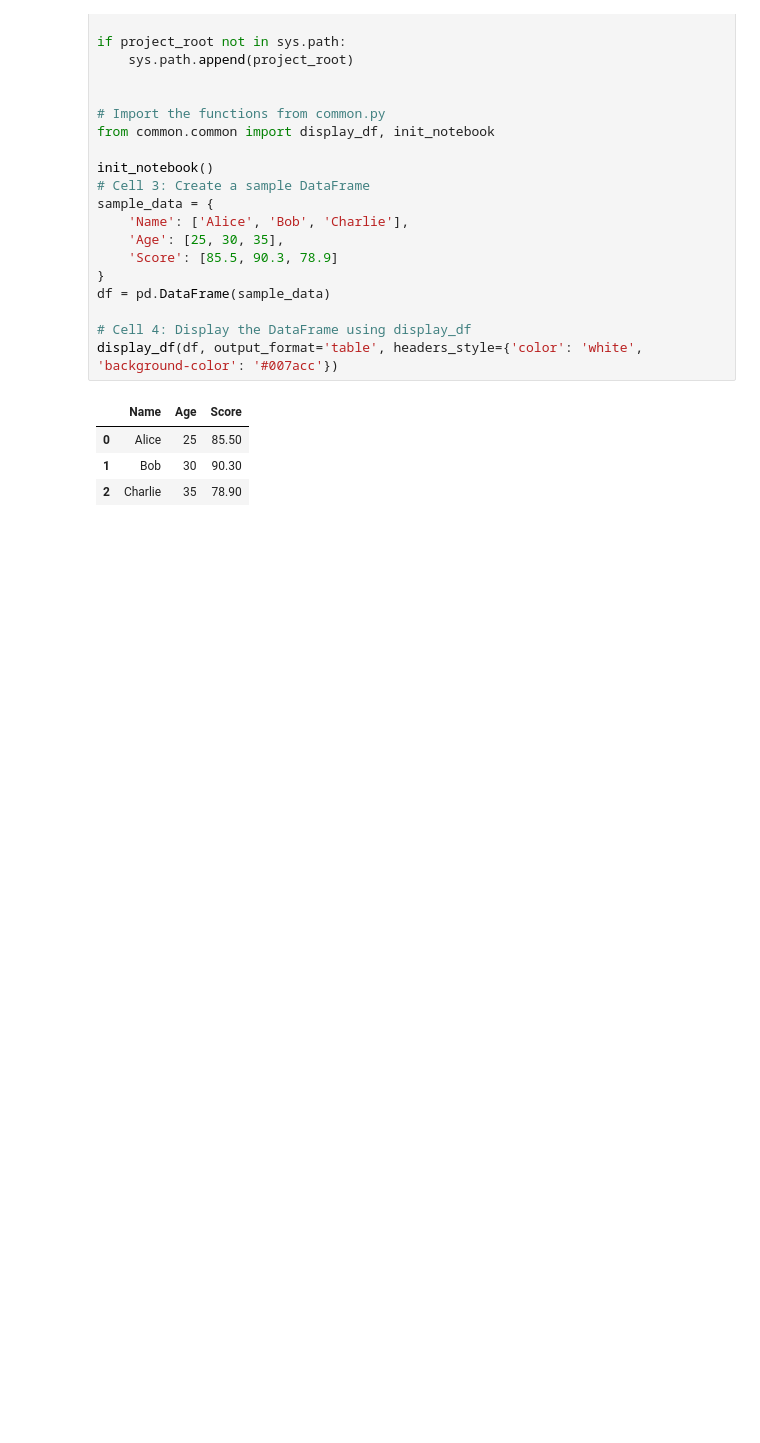
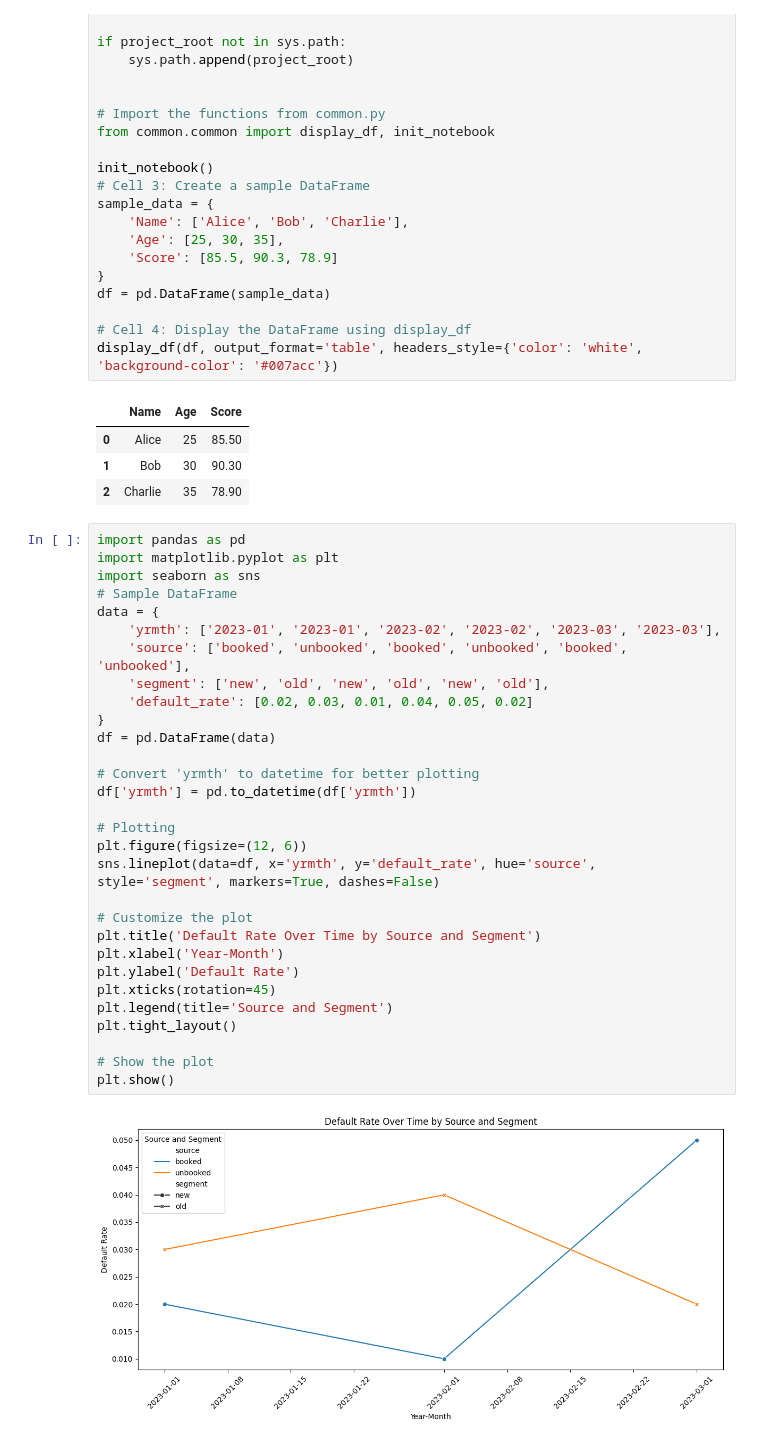
Before and after one commit to shakurapanda84/scorecardpipeline, a Jupyter notebook: data/loan/creditscoring.ipynb, the cells around one changed output. Saved outputs shown, nothing was run; the diff lists cells and outputs as text; blank space fills up the shorter version.

```diff
--- a/data/loan/creditscoring.ipynb
+++ b/data/loan/creditscoring.ipynb
@@ -29,3 +29,35 @@ display_df(df, output_format='table', headers_style={'color': 'white', 'backgrou
 | 0 | Alice | 25 | 85.50 |
 | 1 | Bob | 30 | 90.30 |
 | 2 | Charlie | 35 | 78.90 |
+# %%
+import pandas as pd
+import matplotlib.pyplot as plt
+import seaborn as sns
+# Sample DataFrame
+data = {
+    'yrmth': ['2023-01', '2023-01', '2023-02', '2023-02', '2023-03', '2023-03'],
+    'source': ['booked', 'unbooked', 'booked', 'unbooked', 'booked', 'unbooked'],
+    'segment': ['new', 'old', 'new', 'old', 'new', 'old'],
+    'default_rate': [0.02, 0.03, 0.01, 0.04, 0.05, 0.02]
+}
+df = pd.DataFrame(data)
+
+# Convert 'yrmth' to datetime for better plotting
+df['yrmth'] = pd.to_datetime(df['yrmth'])
+
+# Plotting
+plt.figure(figsize=(12, 6))
+sns.lineplot(data=df, x='yrmth', y='default_rate', hue='source', style='segment', markers=True, dashes=False)
+
+# Customize the plot
+plt.title('Default Rate Over Time by Source and Segment')
+plt.xlabel('Year-Month')
+plt.ylabel('Default Rate')
+plt.xticks(rotation=45)
+plt.legend(title='Source and Segment')
+plt.tight_layout()
+
+# Show the plot
+plt.show()
+# %% [output]
+[figure, added]
```
Also changed, not shown: parts of 2 cells of this notebook, 7 other files.
